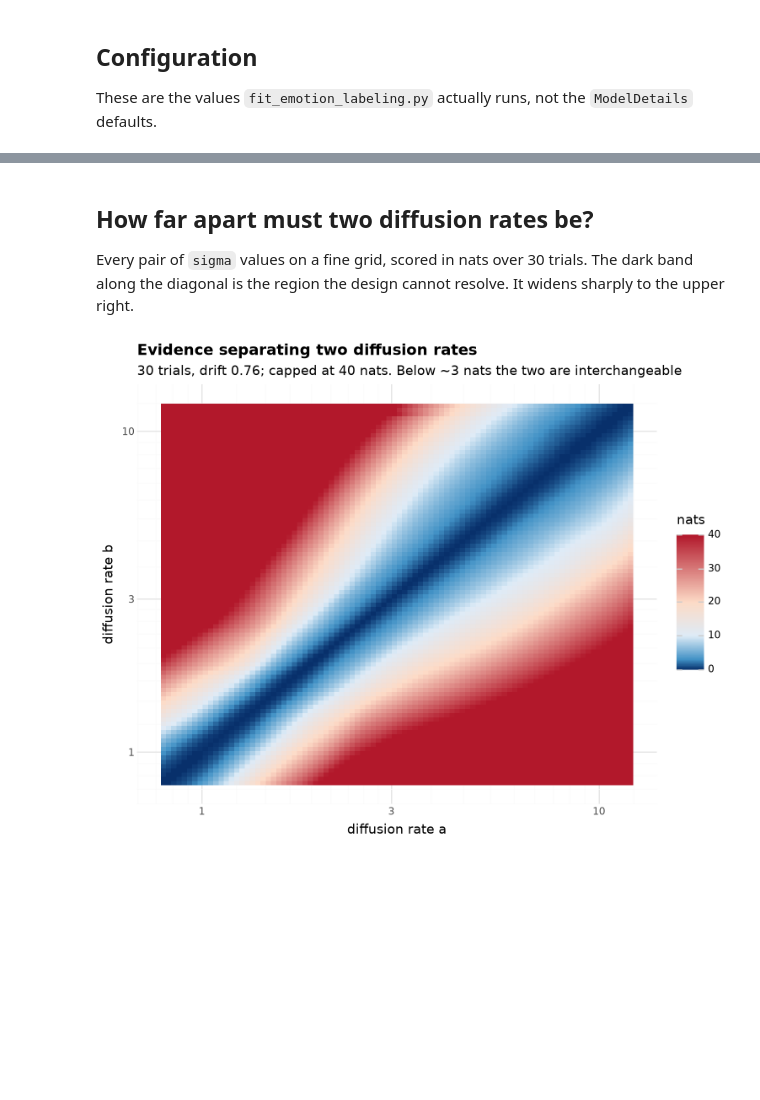
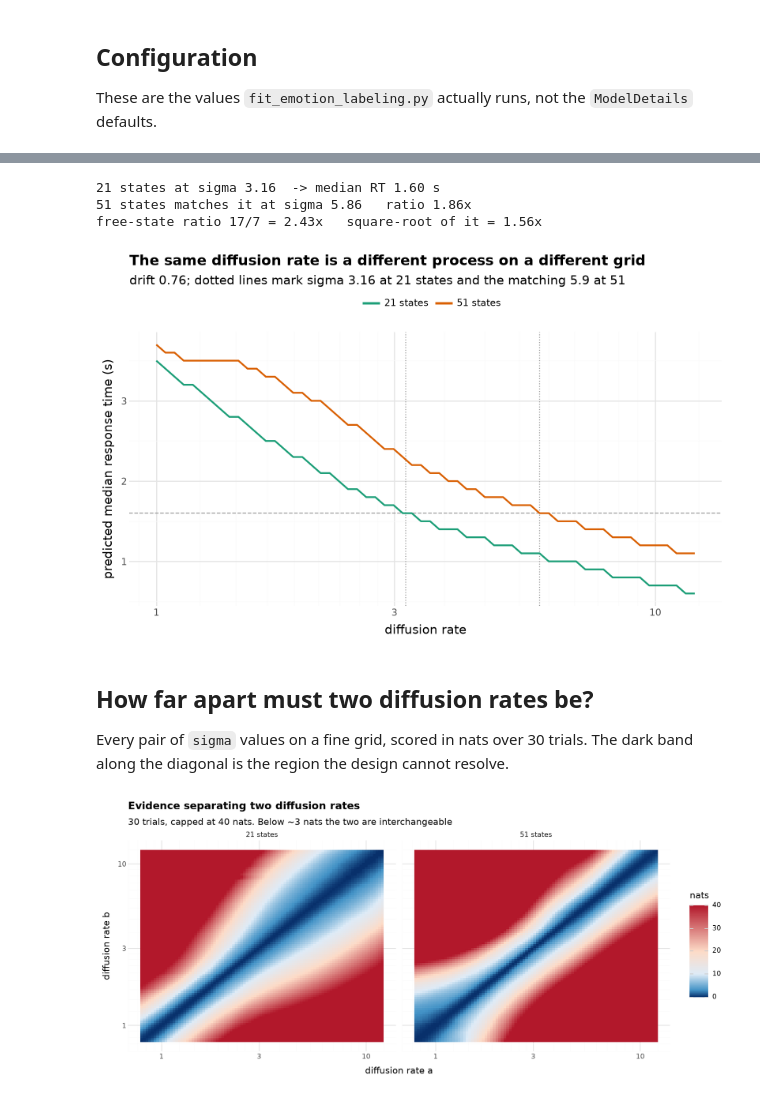
Before and after one commit to rkmalaiya/stochastic_cognitive_dynamics, a Jupyter notebook: examples/sigma_identifiability.ipynb, the cells around one changed output, grey strips where cells are left out. Saved outputs shown, nothing was run; the diff lists cells and outputs as text; code cells hidden in the pictures; blank space fills up the shorter version.

```diff
--- a/examples/sigma_identifiability.ipynb
+++ b/examples/sigma_identifiability.ipynb
@@ -77,27 +89,24 @@ it breaks into fast oscillation that a 0.1 s grid barely resolves.
 # %%
-mu_majors = [0.76, 2.0, 4.0, 6.0]
 sig_majors = [1.0, 2.0, 4.0, 8.0]
 
-grid = [(m, s) for m in mu_majors for s in sig_majors]
-c = curves(npx.asarray([m for m, _ in grid]), npx.asarray([s for _, s in grid]))
-
 rows = []
-for (m, s), cc in zip(grid, np.asarray(c)):
-    for name, series in zip(["positive", "negative", "still accumulating"], cc):
-        rows.append(pd.DataFrame({"t": times, "p": series, "response": name,
-                                  "mu": f"drift {m}", "sigma": f"diffusion {s}"}))
+for name in grids:
+    c = np.asarray(curves_for[name](npx.full(len(sig_majors), mu_ref), npx.asarray(sig_majors)))
+    for s, cc in zip(sig_majors, c):
+        for label, series in zip(["positive", "negative", "still accumulating"], cc):
+            rows.append(pd.DataFrame({"t": times, "p": series, "response": label,
+                                      "grid": name, "sigma": f"diffusion {s}"}))
 pred = pd.concat(rows)
-pred["mu"] = pd.Categorical(pred.mu, [f"drift {m}" for m in mu_majors])
 pred["sigma"] = pd.Categorical(pred.sigma, [f"diffusion {s}" for s in sig_majors])
 
 (ggplot(pred, aes("t", "p", colour="response"))
  + geom_line(size=0.6)
- + facet_grid("mu ~ sigma", scales="free_y")
+ + facet_grid("grid ~ sigma", scales="free_y")
  + scale_colour_manual(["#1b7837", "#762a83", "#999999"])
  + labs(x="time (s)", y="probability at step", colour="",
         title="Predicted response-time distributions",
-        subtitle="21 states, response width 7, measurement probability 0.75, delta 0.1")
+        subtitle=f"drift {mu_ref}, measurement probability 0.75, delta 0.1, 3 initial-state bins")
  + theme_minimal()
- + theme(figure_size=(10, 7), legend_position="top", panel_spacing=0.02,
+ + theme(figure_size=(10, 5), legend_position="top", panel_spacing=0.02,
          strip_text=element_text(size=9), plot_title=element_text(size=13, weight="bold")))
 # %% [output]
@@ -105,31 +121,66 @@ pred["sigma"] = pd.Categorical(pred.sigma, [f"diffusion {s}" for s in sig_majors
+# %%
+sig_fine = np.geomspace(1.0, 12.0, 60)
+
+timing = pd.concat([
+    pd.DataFrame({"sigma": sig_fine, "grid": name,
+                  "median_rt": median_rt(curves_for[name](npx.full(sig_fine.shape, mu_ref),
+                                                          npx.asarray(sig_fine)))})
+    for name in grids])
+
+small = timing[timing.grid == "21 states"]
+target = float(small.median_rt.iloc[np.abs(small.sigma - 3.16).values.argmin()])
+large = timing[timing.grid == "51 states"]
+matched = float(large.sigma.iloc[np.abs(large.median_rt - target).values.argmin()])
+
+print(f"21 states at sigma 3.16  -> median RT {target:.2f} s")
+print(f"51 states matches it at sigma {matched:.2f}   ratio {matched / 3.16:.2f}x")
+print(f"free-state ratio 17/7 = {17/7:.2f}x   square-root of it = {(17/7)**0.5:.2f}x")
+
+(ggplot(timing, aes("sigma", "median_rt", colour="grid"))
+ + geom_hline(yintercept=target, linetype="dashed", colour="#999999")
+ + geom_vline(xintercept=[3.16, matched], linetype="dotted", colour="#999999")
+ + geom_line(size=0.9)
+ + scale_x_log10()
+ + scale_colour_manual(["#1b9e77", "#d95f02"])
+ + labs(x="diffusion rate", y="predicted median response time (s)", colour="",
+        title="The same diffusion rate is a different process on a different grid",
+        subtitle=f"drift {mu_ref}; dotted lines mark sigma 3.16 at 21 states and the matching {matched:.1f} at 51")
+ + theme_minimal()
+ + theme(figure_size=(8, 5), legend_position="top", plot_title=element_text(size=13, weight="bold")))
+# %% [output]
+21 states at sigma 3.16  -> median RT 1.60 s
+51 states matches it at sigma 5.86   ratio 1.86x
+free-state ratio 17/7 = 2.43x   square-root of it = 1.56x
+[figure, added]
 # %% [markdown]
 ## How far apart must two diffusion rates be?
 
 Every pair of `sigma` values on a fine grid, scored in nats over 30 trials. The dark band along
-the diagonal is the region the design cannot resolve. It widens sharply to the upper right.
+the diagonal is the region the design cannot resolve.
 # %%
 fine = np.geomspace(0.8, 12.0, 90)
-mu_ref = 0.76
+D_for = {name: evidence(outcome_mass(curves_for[name](npx.full(fine.shape, mu_ref), npx.asarray(fine))))
+         for name in grids}
 
-p_fine = outcome_mass(curves(npx.full(fine.shape, mu_ref), npx.asarray(fine)))
-D = evidence(p_fine)
-
-heat = pd.DataFrame([(fine[i], fine[j], min(D[i, j], 40.0))
-                     for i in range(len(fine)) for j in range(len(fine))],
-                    columns=["sigma_a", "sigma_b", "nats"])
+heat = pd.concat([
+    pd.DataFrame([(fine[i], fine[j], min(D_for[name][i, j], 40.0), name)
+                  for i in range(len(fine)) for j in range(len(fine))],
+                 columns=["sigma_a", "sigma_b", "nats", "grid"])
+    for name in grids])
 
 (ggplot(heat, aes("sigma_a", "sigma_b", fill="nats"))
  + geom_raster()
+ + facet_wrap("~grid")
  + scale_x_log10() + scale_y_log10()
  + scale_fill_gradientn(["#08306b", "#4292c6", "#deebf7", "#fddbc7", "#b2182b"],
                         values=[0, 0.075, 0.25, 0.5, 1.0])
  + labs(x="diffusion rate a", y="diffusion rate b", fill="nats",
         title="Evidence separating two diffusion rates",
-        subtitle=f"30 trials, drift {mu_ref}; capped at 40 nats. Below ~3 nats the two are interchangeable")
+        subtitle="30 trials, capped at 40 nats. Below ~3 nats the two are interchangeable")
  + theme_minimal()
- + theme(figure_size=(7.5, 6), plot_title=element_text(size=13, weight="bold")))
+ + theme(figure_size=(11, 5), plot_title=element_text(size=13, weight="bold")))
 # %% [output]
-[figure, old version]
+[figure, new version]
 # %% [markdown]
 ## Minor perturbations
 
```
Also changed, not shown: parts of 15 cells of this notebook, 1 other file.
